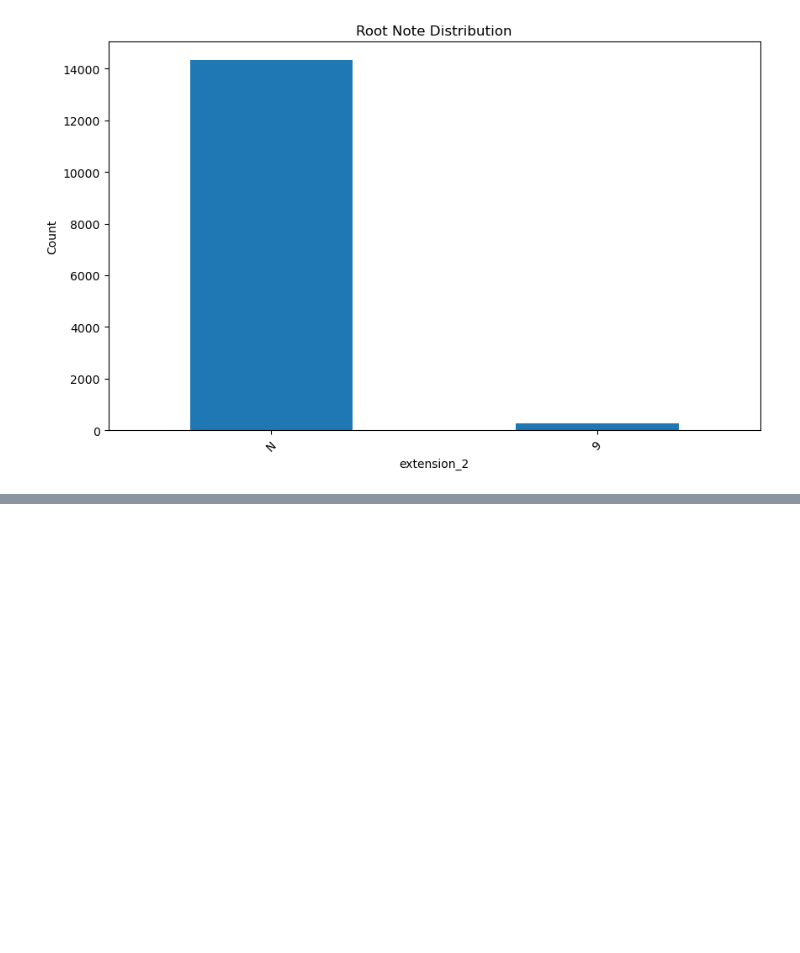
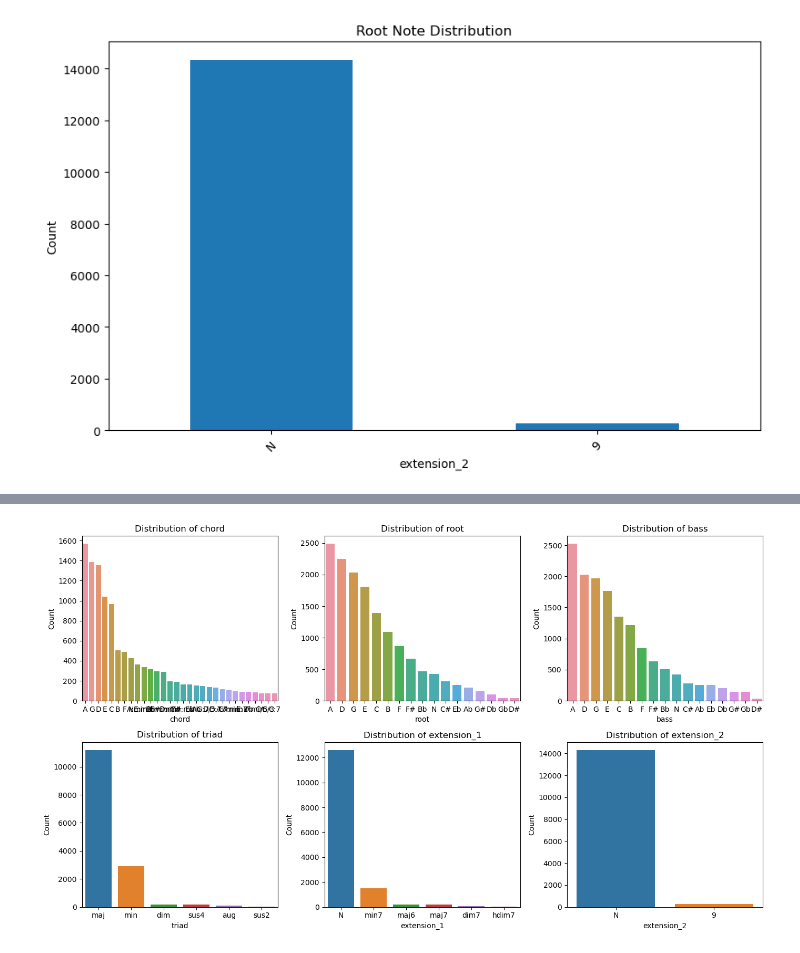
Before and after one commit to ThanAid/Chord-Estimation-Thesis, a Jupyter notebook: notebooks/Chords_EDA.ipynb, the cells around one changed output, grey strips where cells are left out. Saved outputs shown, nothing was run; the diff lists cells and outputs as text; code cells hidden in the pictures; blank space fills up the shorter version.

```diff
--- a/notebooks/Chords_EDA.ipynb
+++ b/notebooks/Chords_EDA.ipynb
@@ -112,0 +129,42 @@ create_plots_for_columns(df)
+# %%
+import seaborn as sns
+
+def create_plots_for_columns(data):
+    # Check if the data contains columns other than the index
+    if len(data.columns) <= 1:
+        print("The data does not contain columns to create plots.")
+        return
+
+    # Create subplots to display multiple plots together
+    num_columns = len(data.columns)
+    num_rows = 2  # Number of rows for subplots (adjust as needed)
+    num_cols = (num_columns + num_rows - 1) // num_rows  # Number of columns for subplots
+
+    # Create a figure with subplots
+    fig, axes = plt.subplots(num_rows, num_cols, figsize=(14, 8))
+
+    # Flatten the axes to iterate over them
+    axes = axes.flatten()
+
+    # Loop through the columns and create plots for each
+    for i, column in enumerate(data.columns):
+        if column != 'index':
+            ax = axes[i]
+            x_data = data[column].value_counts()
+            if len(x_data) > 30:
+                x_data = x_data[:30]
+            sns.barplot(x=x_data.index, y=x_data.values, ax=ax)
+            ax.set_title(f'Distribution of {column}')
+            ax.set_xlabel(column)
+            ax.set_ylabel('Count')
+
+    # Remove any unused subplots
+    for i in range(num_columns, num_rows * num_cols):
+        fig.delaxes(axes[i])
+
+    plt.tight_layout()
+    plt.show()
+# %%
+create_plots_for_columns(df)
+# %% [output]
+[figure, added]
```
Also changed, not shown: parts of 8 cells of this notebook.
